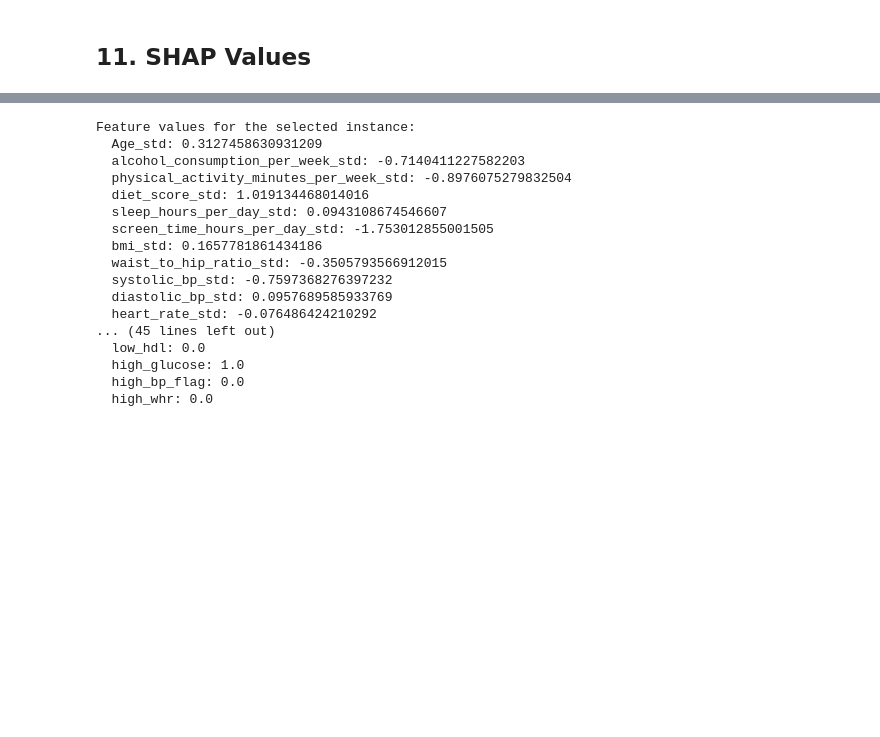
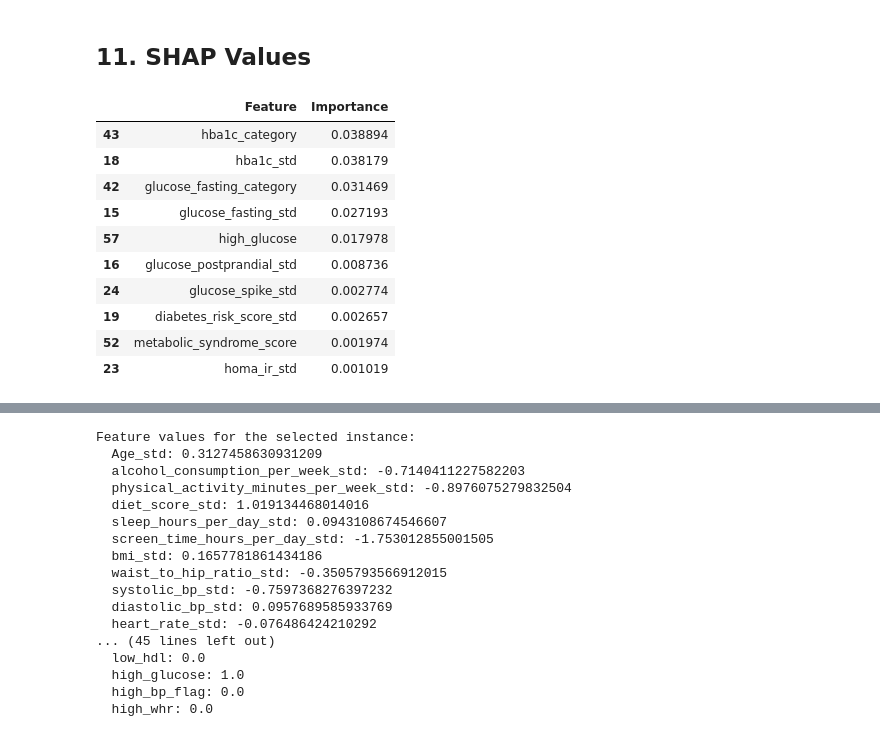
Before and after one commit to RynoGz/mlg382-diabetes-risk-segmentation-system-group-6, a Jupyter notebook: notebooks/modeling.ipynb, the cells around one changed output, grey strips where cells are left out. Saved outputs shown, nothing was run; the diff lists cells and outputs as text; code cells hidden in the pictures; blank space fills up the shorter version.

```diff
--- a/notebooks/modeling.ipynb
+++ b/notebooks/modeling.ipynb
@@ -440 +442,30 @@ shap_values = explainer.shap_values(X_sample, check_additivity=False)
+# %%
+# SHAP returns different formttas depending on the model and version
+#For multi-class classification:
+# -shap_values my be in a list format (one array per class)
+# - or a 3D array (samples x features x classes)
+
+# This ensures we extract Shap values for the positive class (class 1) regardless of the format
+if isinstance(shap_values, list):
+    vals = shap_values[1]  # SHAP values for class 1
+else:
+    vals = shap_values[:, :, 1] # Select class dimension if 3D array
+
+mean_shap = np.abs(vals).mean(axis = 0) # Calculate mean absolute SHAP value for each feature across all samples
+
+# Creates a dataframe of features and their corresponding mean SHAP values, sorted by importance
+importances_df = pd.DataFrame({"Feature": X_sample.columns, "Importance": mean_shap}).sort_values(by="Importance", ascending=False)
+importances_df.head(10)
+# %% [output]
+|  | Feature | Importance |
+| 43 | hba1c_category | 0.038894 |
+| 18 | hba1c_std | 0.038179 |
+| 42 | glucose_fasting_category | 0.031469 |
+| 15 | glucose_fasting_std | 0.027193 |
+| 57 | high_glucose | 0.017978 |
+| 16 | glucose_postprandial_std | 0.008736 |
+| 24 | glucose_spike_std | 0.002774 |
+| 19 | diabetes_risk_score_std | 0.002657 |
+| 52 | metabolic_syndrome_score | 0.001974 |
+| 23 | homa_ir_std | 0.001019 |
 # %%
```
Also changed, not shown: parts of 10 cells of this notebook.
